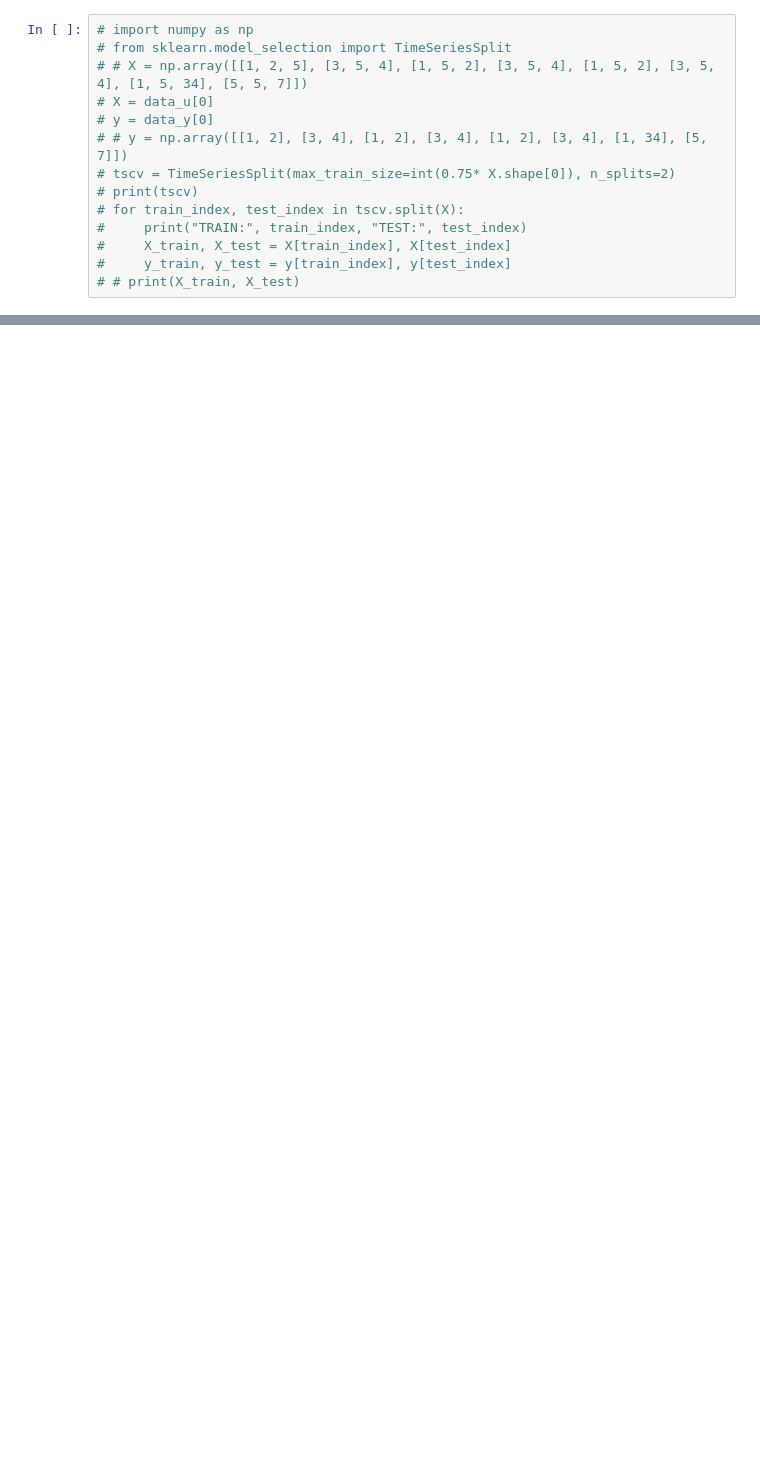
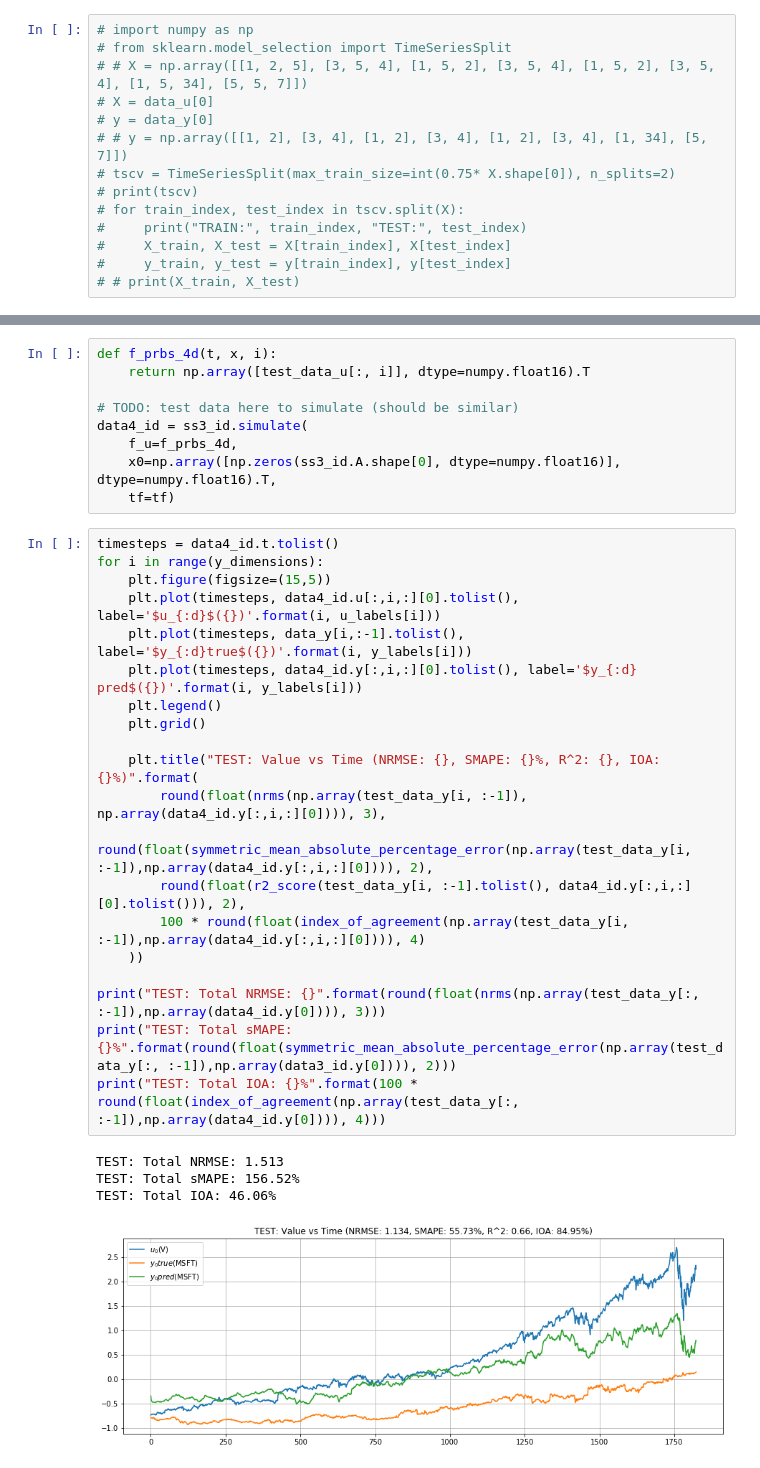
Before and after one commit to temp3rr0r/sysid, a Jupyter notebook: examples/System Identification GPU.ipynb, the cells around one changed output, grey strips where cells are left out. Saved outputs shown, nothing was run; the diff lists cells and outputs as text; blank space fills up the shorter version.

```diff
--- a/examples/System Identification GPU.ipynb
+++ b/examples/System Identification GPU.ipynb
@@ -162,0 +166,34 @@ Total IOA: 79.55%
+# %%
+def f_prbs_4d(t, x, i):
+    return np.array([test_data_u[:, i]], dtype=numpy.float16).T
+
+# TODO: test data here to simulate (should be similar)
+data4_id = ss3_id.simulate(
+    f_u=f_prbs_4d,
+    x0=np.array([np.zeros(ss3_id.A.shape[0], dtype=numpy.float16)], dtype=numpy.float16).T,
+    tf=tf)
+# %%
+timesteps = data4_id.t.tolist()
+for i in range(y_dimensions):
+    plt.figure(figsize=(15,5))
+    plt.plot(timesteps, data4_id.u[:,i,:][0].tolist(), label='$u_{:d}$({})'.format(i, u_labels[i]))
+    plt.plot(timesteps, data_y[i,:-1].tolist(), label='$y_{:d}true$({})'.format(i, y_labels[i]))
+    plt.plot(timesteps, data4_id.y[:,i,:][0].tolist(), label='$y_{:d} pred$({})'.format(i, y_labels[i]))
+    plt.legend()
+    plt.grid()
+
+    plt.title("TEST: Value vs Time (NRMSE: {}, SMAPE: {}%, R^2: {}, IOA: {}%)".format(
+        round(float(nrms(np.array(test_data_y[i, :-1]), np.array(data4_id.y[:,i,:][0]))), 3),
+        round(float(symmetric_mean_absolute_percentage_error(np.array(test_data_y[i, :-1]),np.array(data4_id.y[:,i,:][0]))), 2),
+        round(float(r2_score(test_data_y[i, :-1].tolist(), data4_id.y[:,i,:][0].tolist())), 2),
+        100 * round(float(index_of_agreement(np.array(test_data_y[i, :-1]),np.array(data4_id.y[:,i,:][0]))), 4)
+    ))
+
+print("TEST: Total NRMSE: {}".format(round(float(nrms(np.array(test_data_y[:, :-1]),np.array(data4_id.y[0]))), 3)))
+print("TEST: Total sMAPE: {}%".format(round(float(symmetric_mean_absolute_percentage_error(np.array(test_data_y[:, :-1]),np.array(data3_id.y[0]))), 2)))
+print("TEST: Total IOA: {}%".format(100 * round(float(index_of_agreement(np.array(test_data_y[:, :-1]),np.array(data4_id.y[0]))), 4)))
+# %% [output]
+TEST: Total NRMSE: 1.513
+TEST: Total sMAPE: 156.52%
+TEST: Total IOA: 46.06%
+[figure, added]
```
Also changed, not shown: parts of 8 cells of this notebook, 1 other file.
